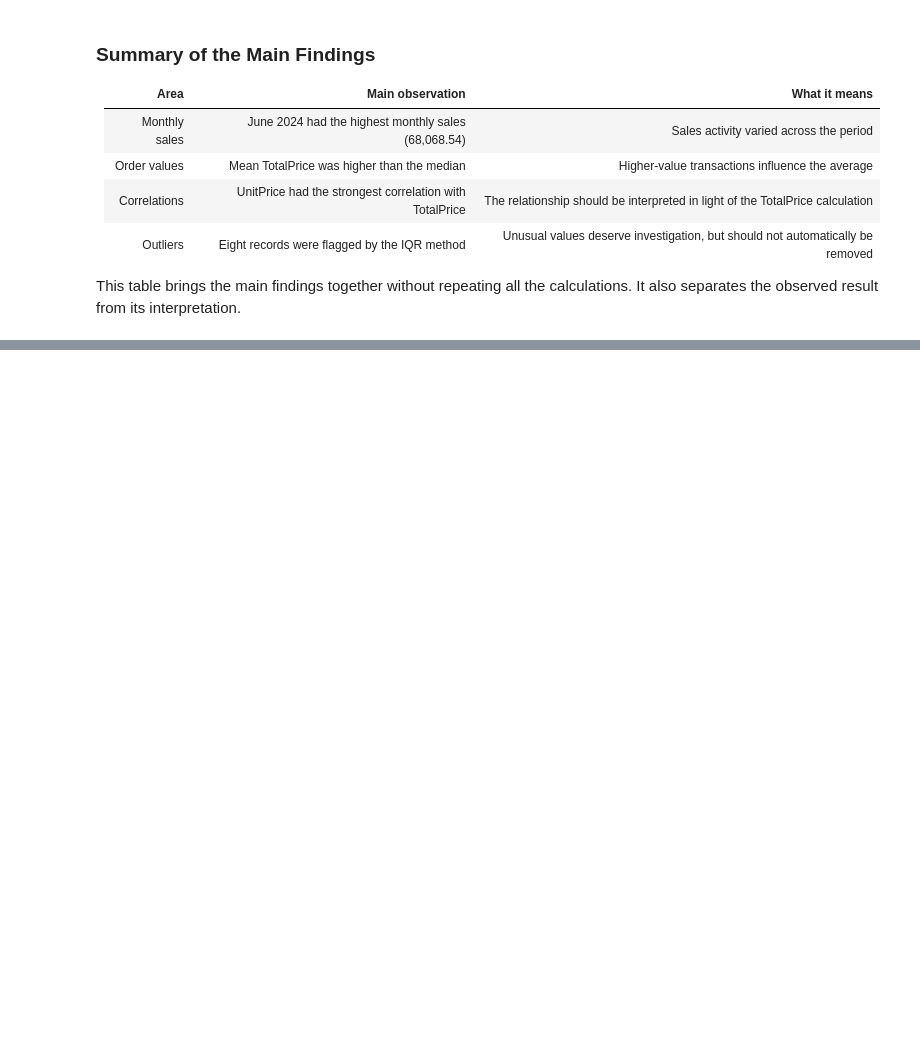
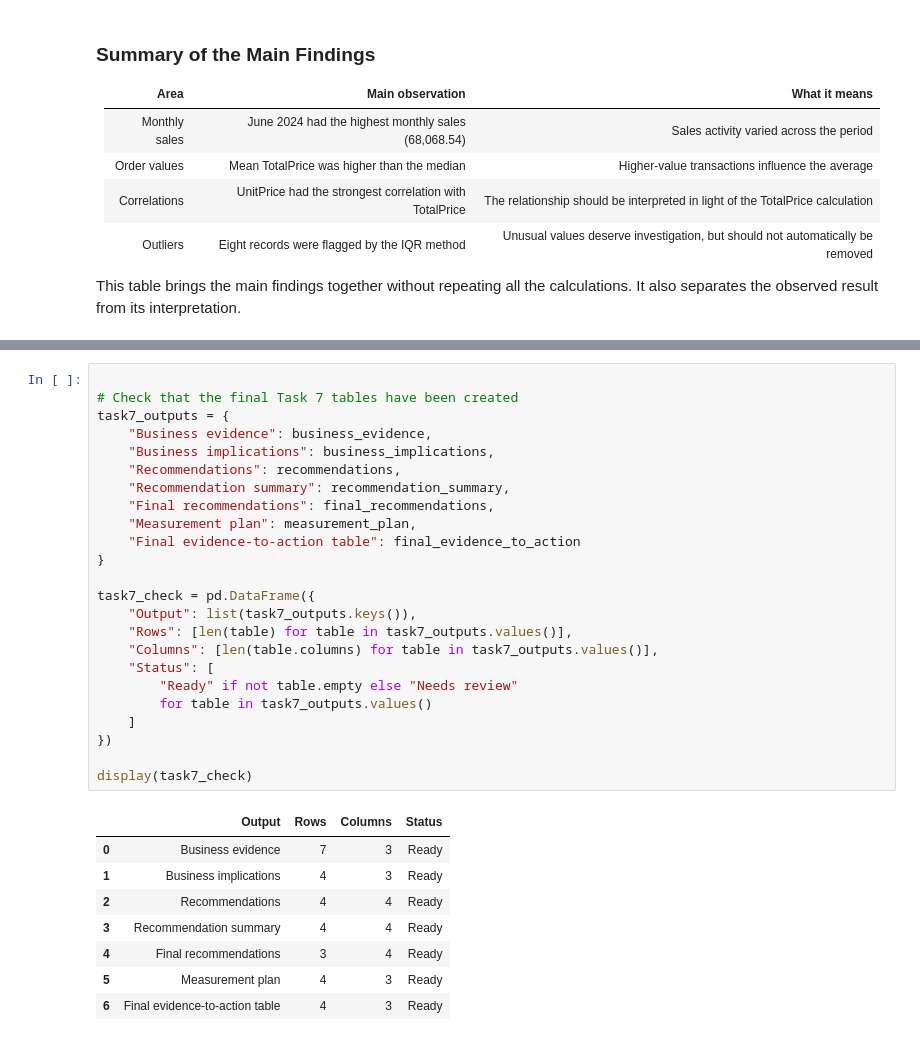
Before and after one commit to francisparwez/exploratory-data-analysis, a Jupyter notebook: notebooks/exploratory_data_analysis.ipynb, the cells around one changed output, grey strips where cells are left out. Drawn from its saved outputs; the diff is of its cells as text; blank space fills up the shorter version.

```diff
--- a/notebooks/exploratory_data_analysis.ipynb
+++ b/notebooks/exploratory_data_analysis.ipynb
@@ -3410,0 +4175,33 @@ This table brings the main findings together without repeating all the calculati
+# %%
+
+# Check that the final Task 7 tables have been created
+task7_outputs = {
+    "Business evidence": business_evidence,
+    "Business implications": business_implications,
+    "Recommendations": recommendations,
+    "Recommendation summary": recommendation_summary,
+    "Final recommendations": final_recommendations,
+    "Measurement plan": measurement_plan,
+    "Final evidence-to-action table": final_evidence_to_action
+}
+
+task7_check = pd.DataFrame({
+    "Output": list(task7_outputs.keys()),
+    "Rows": [len(table) for table in task7_outputs.values()],
+    "Columns": [len(table.columns) for table in task7_outputs.values()],
+    "Status": [
+        "Ready" if not table.empty else "Needs review"
+        for table in task7_outputs.values()
+    ]
+})
+
+display(task7_check)
+# %% [output]
+|  | Output | Rows | Columns | Status |
+| 0 | Business evidence | 7 | 3 | Ready |
+| 1 | Business implications | 4 | 3 | Ready |
+| 2 | Recommendations | 4 | 4 | Ready |
+| 3 | Recommendation summary | 4 | 4 | Ready |
+| 4 | Final recommendations | 3 | 4 | Ready |
+| 5 | Measurement plan | 4 | 3 | Ready |
+| 6 | Final evidence-to-action table | 4 | 3 | Ready |
```
Also changed, not shown: parts of 39 cells of this notebook, 6 other files.
